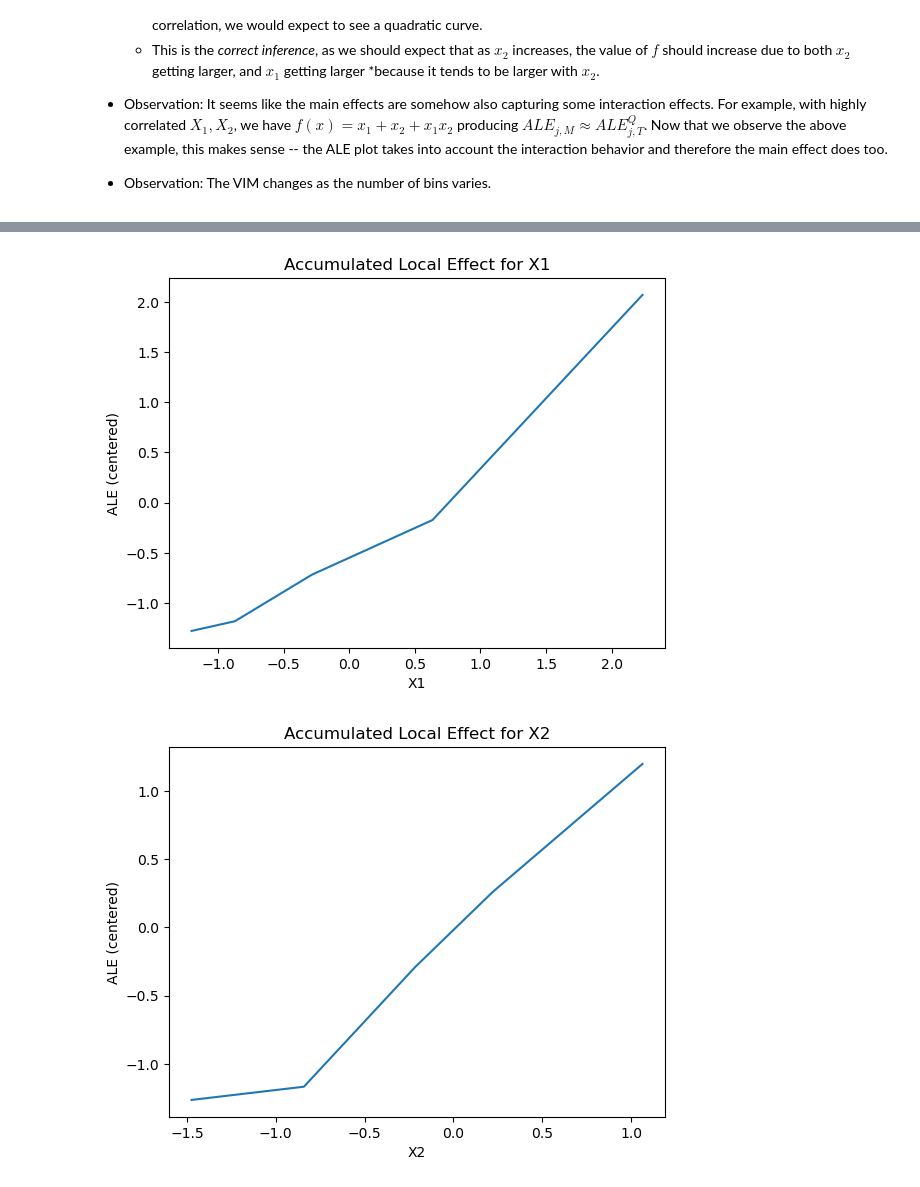
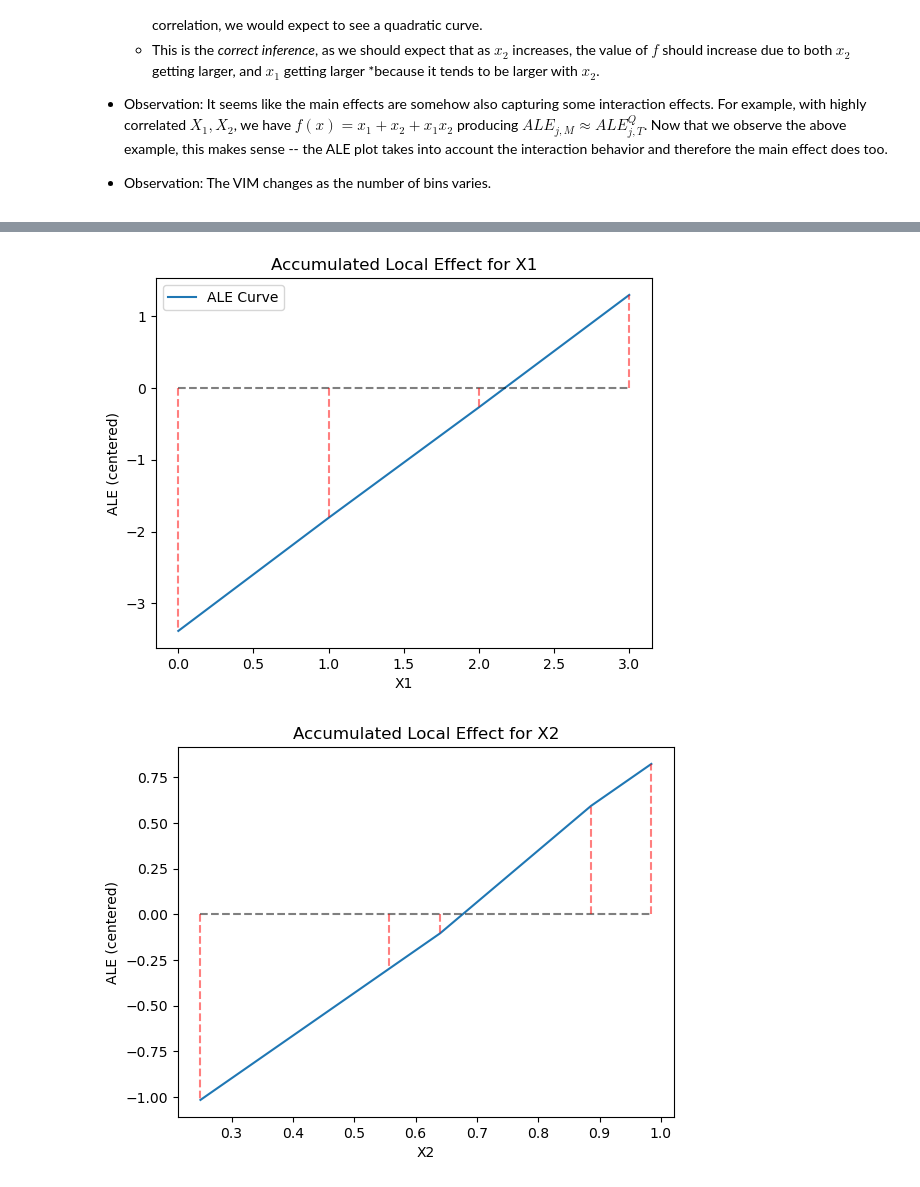
Before and after one commit to dawsonren/ExplainableML, a Jupyter notebook: examine.ipynb, the cells around one changed output, grey strips where cells are left out. Cells and saved outputs as stored; diff of their text form; code cells hidden in the pictures.

Commit message:
Update for categorical, in progress

```diff
--- a/examine.ipynb
+++ b/examine.ipynb
@@ -23,15 +37,10 @@ from algorithms.fast_ale import (
 # %%
 # generate data
 def generate_2d_data(n, sigma=0.05):
-    Z = np.random.uniform(-1, 1, n)
-    epsilon_1 = np.random.normal(0, sigma, n)
-    epsilon_2 = np.random.normal(0, sigma, n)
-    X1 = Z + epsilon_1
-    X2 = Z + epsilon_2
-
-    # sample variance of X_1 * X_2
-    product = X1 * X2
-    print("Sample variance of x1 * x2:", np.var(product))
+    Z = np.random.uniform(-np.sqrt(3), np.sqrt(3), n)
+    epsilon = np.random.normal(0, sigma, n)
+    X1 = Z
+    X2 = Z + epsilon
 
     return np.vstack([X1, X2]).T
 
@@ -51,10 +60,8 @@ def generate_3d_data(n, sigma=0.05):
     X3 = Z + epsilon_3
     return np.vstack([X1, X2, X3]).T
 
-def bin_selection(n):
-    # choose closest divisor to sqrt(n)
-    # list of divisors of n
-    divisors = [i for i in range(1, n + 1) if n % i == 0]
-    closest_divisor = min(divisors, key=lambda x: abs(x - np.sqrt(n)))
-    return closest_divisor
+def generate_mixed_data(n, num_categories=3):
+    x1 = np.random.randint(0, num_categories, n)
+    x2 = np.random.uniform(0, 1, n)
+    return np.vstack([x1, x2]).T
 # %%
@@ -160,20 +196,35 @@ plt.show()
 # %%
-edges1, curve1 = ale_1d(f, X, 1, bins=bins)
+edges1, curve1 = ale_1d(f, X, 1, bins, categorical=True)
+x_vals = np.linspace(edges1.min(), edges1.max(), 100)
+# theory = rho / 2 * x_vals ** 2 + x_vals - rho / 2
 plt.figure()
-plt.plot(edges1, curve1)
+plt.plot(edges1, curve1, label='ALE Curve')
+# plt.plot(x_vals, theory, color='green', linestyle='--', label='Theoretical')
+# draw horizontal line at y=0
+plt.hlines(y=0, xmin=edges1.min(), xmax=edges1.max(), color='black', linestyle='--', alpha=0.5)
+# draw vertical lines from 0 to the value of curve1 at each edge
+plt.vlines(x=edges1, ymin=0, ymax=curve1, color='red', linestyle='--', alpha=0.5)
 plt.xlabel("X1")
 plt.ylabel("ALE (centered)")
 plt.title("Accumulated Local Effect for X1")
+plt.legend()
 plt.show()
 # %% [output]
-[figure, old version]
+[figure, new version]
 # %%
 edges2, curve2 = ale_1d(f, X, 2, bins=bins)
-plt.plot(edges2, curve2)
+x_vals = np.linspace(edges2.min(), edges2.max(), 100)
+# theory = rho / 2 * x_vals ** 2 + x_vals - rho / 2
+plt.plot(edges2, curve2, label='ALE Curve')
+# plt.plot(x_vals, theory, color='green', linestyle='--', label='Theoretical')
+# draw horizontal line at y=0
+plt.hlines(y=0, xmin=edges2.min(), xmax=edges2.max(), color='black', linestyle='--', alpha=0.5)
+# draw vertical lines from 0 to the value of curve2 at each edge
+plt.vlines(x=edges2, ymin=0, ymax=curve2, color='red', linestyle='--', alpha=0.5)
 plt.xlabel("X2")
 plt.ylabel("ALE (centered)")
 plt.title("Accumulated Local Effect for X2")
 plt.show()
 # %% [output]
-[figure, old version]
+[figure, new version]
 # %%
```
Also changed, not shown: parts of 11 cells of this notebook, 15 other files.
